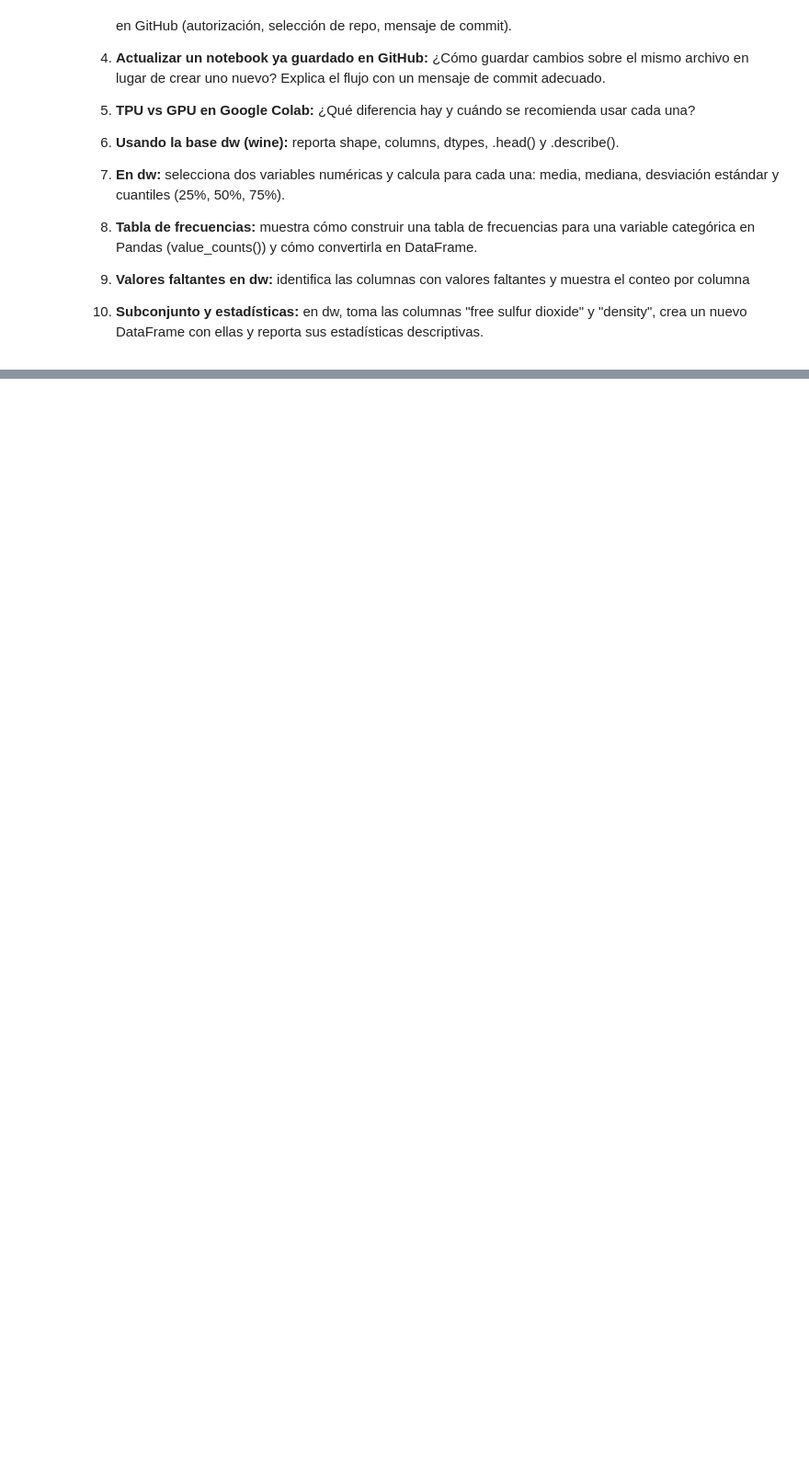
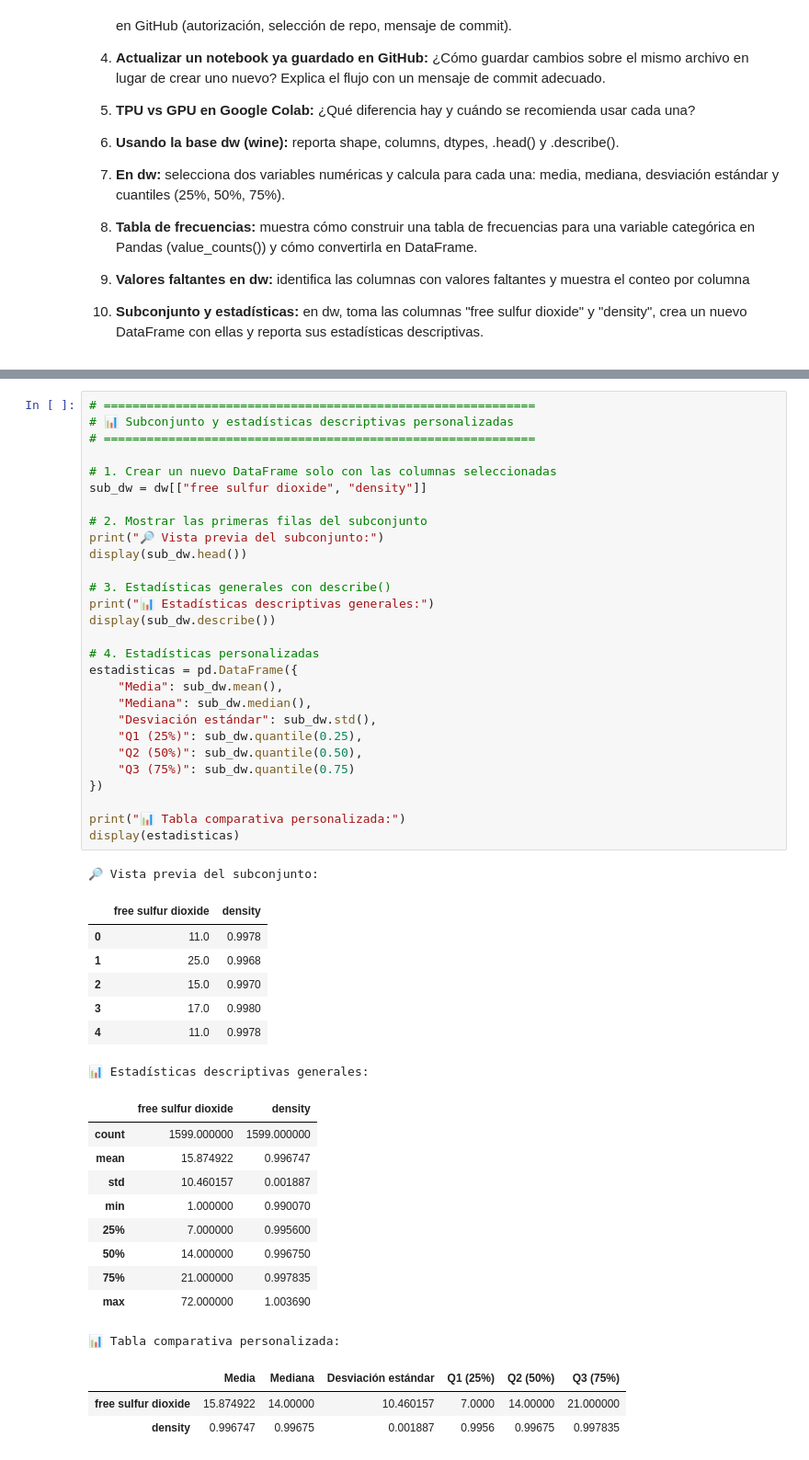
Before and after one commit to jonathandgarciaro-lab/sistemas-avansados-de-produccion-, a Jupyter notebook: aguirre_fabian_leon_daniel_garcia_jonathan_diaz_mercy.ipynb, the cells around one changed output, grey strips where cells are left out. Shown: that part at 92% size. Drawn from its saved outputs; the diff is of its cells as text; blank space fills up the shorter version.

```diff
--- a/aguirre_fabian_leon_daniel_garcia_jonathan_diaz_mercy.ipynb
+++ b/aguirre_fabian_leon_daniel_garcia_jonathan_diaz_mercy.ipynb
@@ -902,0 +1337,50 @@ https://github.com/DanielFLeonC/sistemas-avanzados-de-produccion/blob/main/aguir
+# %%
+# ============================================================
+# 📊 Subconjunto y estadísticas descriptivas personalizadas
+# ============================================================
+
+# 1. Crear un nuevo DataFrame solo con las columnas seleccionadas
+sub_dw = dw[["free sulfur dioxide", "density"]]
+
+# 2. Mostrar las primeras filas del subconjunto
+print("🔎 Vista previa del subconjunto:")
+display(sub_dw.head())
+
+# 3. Estadísticas generales con describe()
+print("📊 Estadísticas descriptivas generales:")
+display(sub_dw.describe())
+
+# 4. Estadísticas personalizadas
+estadisticas = pd.DataFrame({
+    "Media": sub_dw.mean(),
+    "Mediana": sub_dw.median(),
+    "Desviación estándar": sub_dw.std(),
+    "Q1 (25%)": sub_dw.quantile(0.25),
+    "Q2 (50%)": sub_dw.quantile(0.50),
+    "Q3 (75%)": sub_dw.quantile(0.75)
+})
+
+print("📊 Tabla comparativa personalizada:")
+display(estadisticas)
+# %% [output]
+🔎 Vista previa del subconjunto:
+|  | free sulfur dioxide | density |
+| 0 | 11.0 | 0.9978 |
+| 1 | 25.0 | 0.9968 |
+| 2 | 15.0 | 0.9970 |
+| 3 | 17.0 | 0.9980 |
+| 4 | 11.0 | 0.9978 |
+📊 Estadísticas descriptivas generales:
+|  | free sulfur dioxide | density |
+| count | 1599.000000 | 1599.000000 |
+| mean | 15.874922 | 0.996747 |
+| std | 10.460157 | 0.001887 |
+| min | 1.000000 | 0.990070 |
+| 25% | 7.000000 | 0.995600 |
+| 50% | 14.000000 | 0.996750 |
+| 75% | 21.000000 | 0.997835 |
+| max | 72.000000 | 1.003690 |
+📊 Tabla comparativa personalizada:
+|  | Media | Mediana | Desviación estándar | Q1 (25%) | Q2 (50%) | Q3 (75%) |
+| free sulfur dioxide | 15.874922 | 14.00000 | 10.460157 | 7.0000 | 14.00000 | 21.000000 |
+| density | 0.996747 | 0.99675 | 0.001887 | 0.9956 | 0.99675 | 0.997835 |
```
Also changed, not shown: parts of 39 cells of this notebook.
